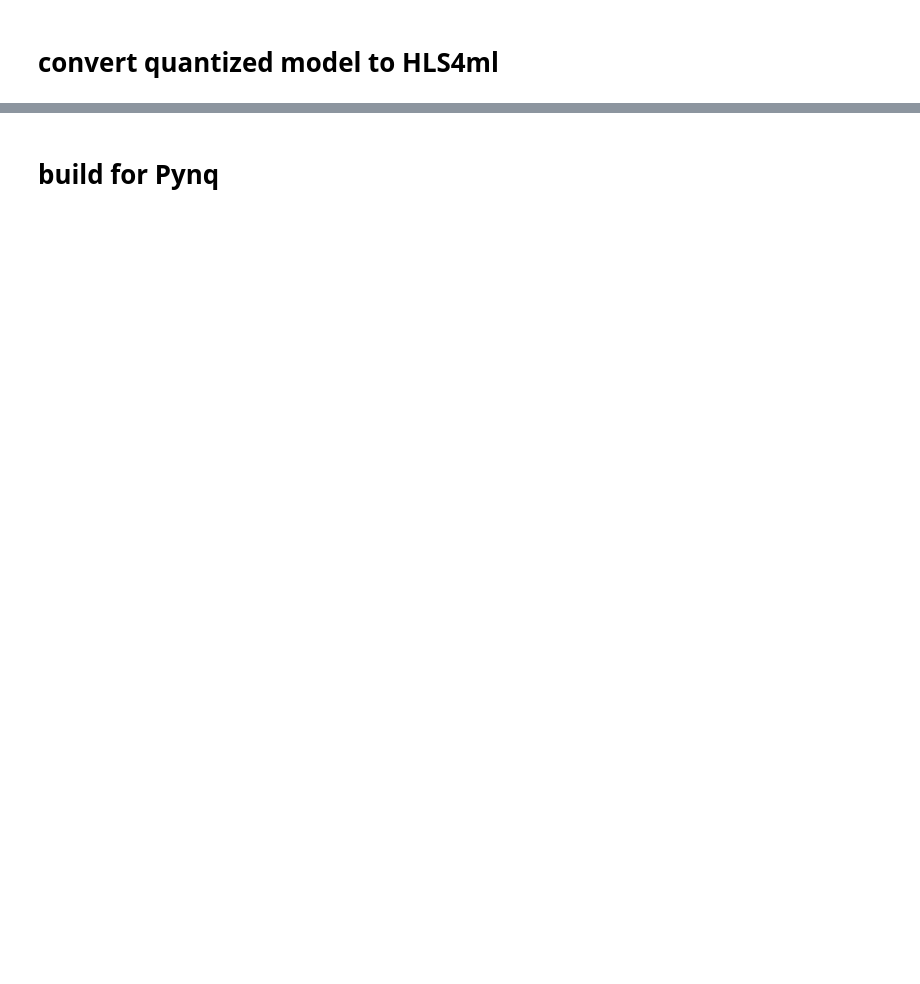
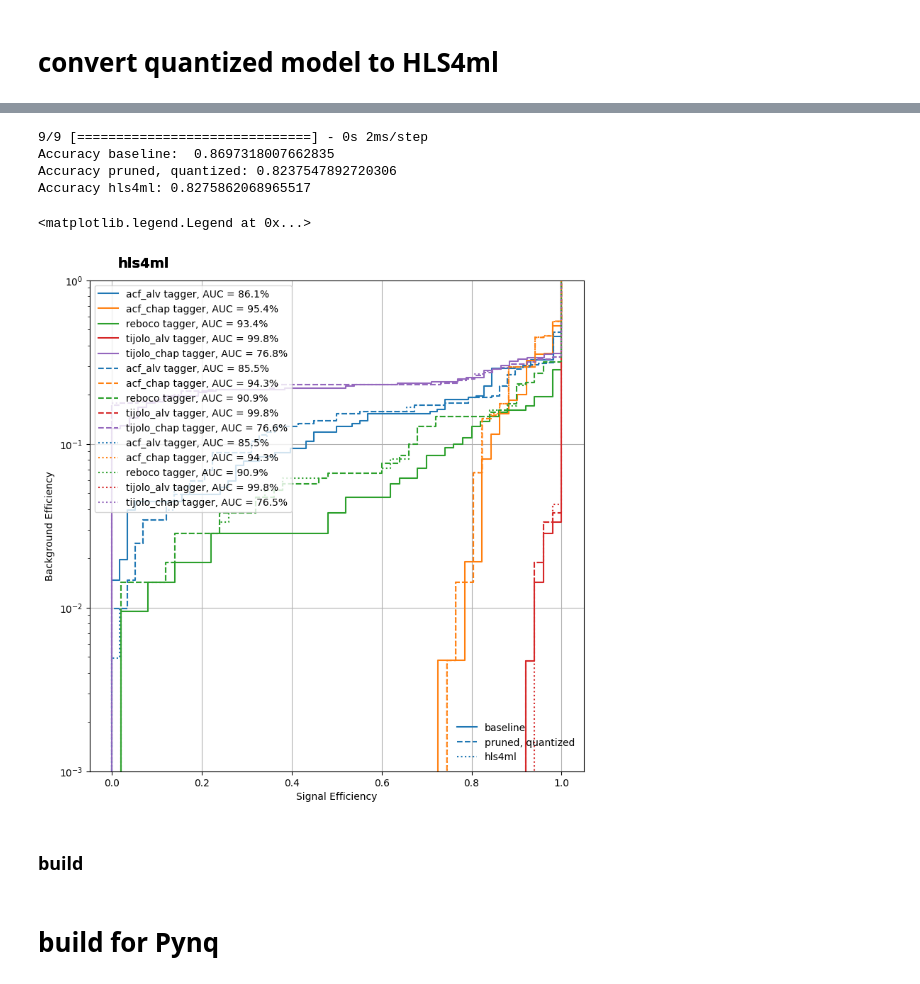
Before and after one commit to georgenardes/dnn_processor, a Jupyter notebook: hls4ml/part2_quantization.ipynb, the cells around one changed output, grey strips where cells are left out. Cells and saved outputs as stored; diff of their text form; code cells hidden in the pictures; blank space fills up the shorter version.

```diff
--- a/hls4ml/part2_quantization.ipynb
+++ b/hls4ml/part2_quantization.ipynb
@@ -265,12 +267,15 @@ import hls4ml
 config = hls4ml.utils.config_from_keras_model(
     qkeras_model,
     granularity="name",
-    default_precision="fixed<8,1>",
-    default_reuse_factor=4096,
+    default_precision="fixed<32,16>",
+    default_reuse_factor=9000,
 )
 
 config["Model"]["Strategy"] = "Resource"
 
 for layer in config["LayerName"].keys():
     config["LayerName"][layer]["Strategy"] = "Resource"
+
+#config["LayerName"]["q_dense"]["Strategy"] = "Resource"
+#config["LayerName"]["q_dense"]["Precision"] = "fixed<4,1>"
 # %% [output]
@@ -317,7 +319,7 @@ LayerName
 hls_model = hls4ml.converters.convert_from_keras_model(
     qkeras_model,
     hls_config=config,
-    output_dir=f"model_q{trial_id}/hls4ml_prj",
+    output_dir=f"qkeras_model/hls4ml_prj",
     part="xc7z020-clg400-1",
     io_type="io_stream",
 )
@@ -327,0 +353,10 @@ hls_model.compile()
+# %%
+classes = ["acf_alv", "acf_chap", "reboco", "tijolo_alv", "tijolo_chap"]
+X_test = np.load("../dataset/x_test_set_4x.npy")
+y_test = np.load("../dataset/y_test_set_4x.npy")
+
+y_qkeras = qkeras_model.predict(np.ascontiguousarray(X_test))
+y_hls = hls_model.predict(np.ascontiguousarray(X_test))
+
+np.save('qkeras_model/y_qkeras.npy', y_qkeras)
+np.save('qkeras_model/y_hls.npy', y_hls)
@@ -328,3 +365,57 @@ hls_model.compile()
+# %%
+import matplotlib.pyplot as plt
+from sklearn.metrics import accuracy_score
+
+model_ref = keras.models.load_model(
+    "/home/webphy/Desktop/dnn_processor/neural_network/handmade/saved_models/manual_test_4x/model.h5"
+)
+y_ref = model_ref.predict(X_test)
+
+print(
+    "Accuracy baseline:  {}".format(
+        accuracy_score(np.argmax(y_test, axis=1), np.argmax(y_ref, axis=1))
+    )
+)
+print(
+    "Accuracy pruned, quantized: {}".format(
+        accuracy_score(np.argmax(y_test, axis=1), np.argmax(y_qkeras, axis=1))
+    )
+)
+print(
+    "Accuracy hls4ml: {}".format(
+        accuracy_score(np.argmax(y_test, axis=1), np.argmax(y_hls, axis=1))
+    )
+)
+
+fig, ax = plt.subplots(figsize=(9, 9))
+_ = plotting.makeRoc(y_test, y_ref, classes)
+plt.gca().set_prop_cycle(None)  # reset the colors
+_ = plotting.makeRoc(y_test, y_qkeras, classes, linestyle="--")
+plt.gca().set_prop_cycle(None)  # reset the colors
+_ = plotting.makeRoc(y_test, y_hls, classes, linestyle=":")
+
+from matplotlib.lines import Line2D
+
+lines = [Line2D([0], [0], ls="-"), Line2D([0], [0], ls="--"), Line2D([0], [0], ls=":")]
+from matplotlib.legend import Legend
+
+leg = Legend(
+    ax,
+    lines,
+    labels=["baseline", "pruned, quantized", "hls4ml"],
+    loc="lower right",
+    frameon=False,
+)
+ax.add_artist(leg)
+# %% [output]
+9/9 [==============================] - 0s 2ms/step
+Accuracy baseline:  0.8697318007662835
+Accuracy pruned, quantized: 0.8237547892720306
+Accuracy hls4ml: 0.8275862068965517
+<matplotlib.legend.Legend at 0x...>
+[figure, added]
+# %% [markdown]
+### build
 # %%
 hls_model.build(csim=False)
 # %%
```
Also changed, not shown: parts of 24 cells of this notebook, 8 other files.
